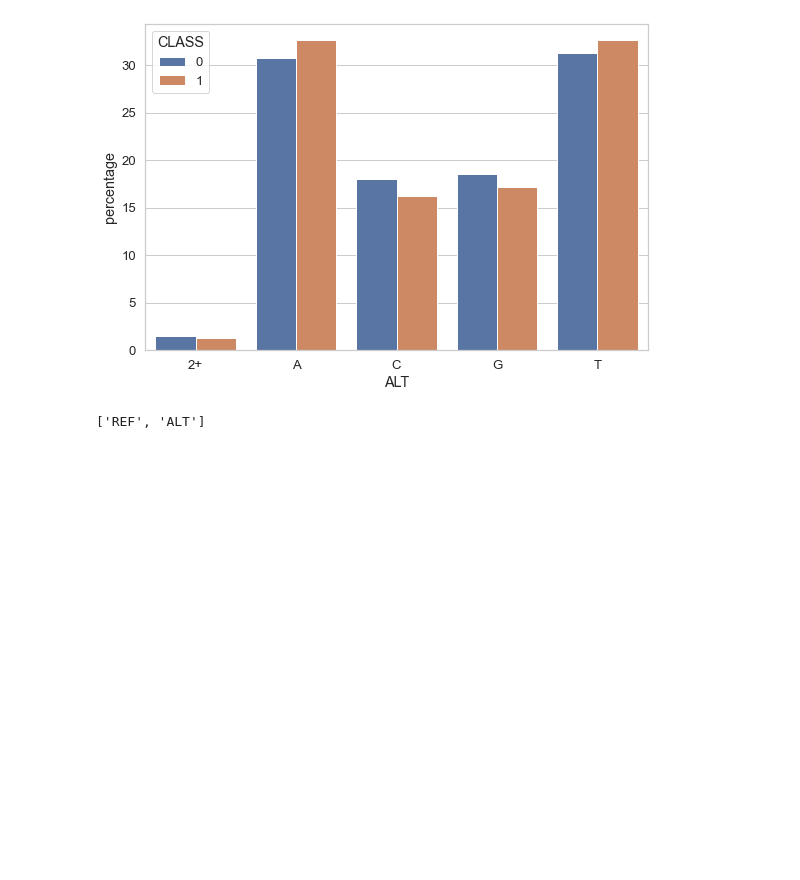
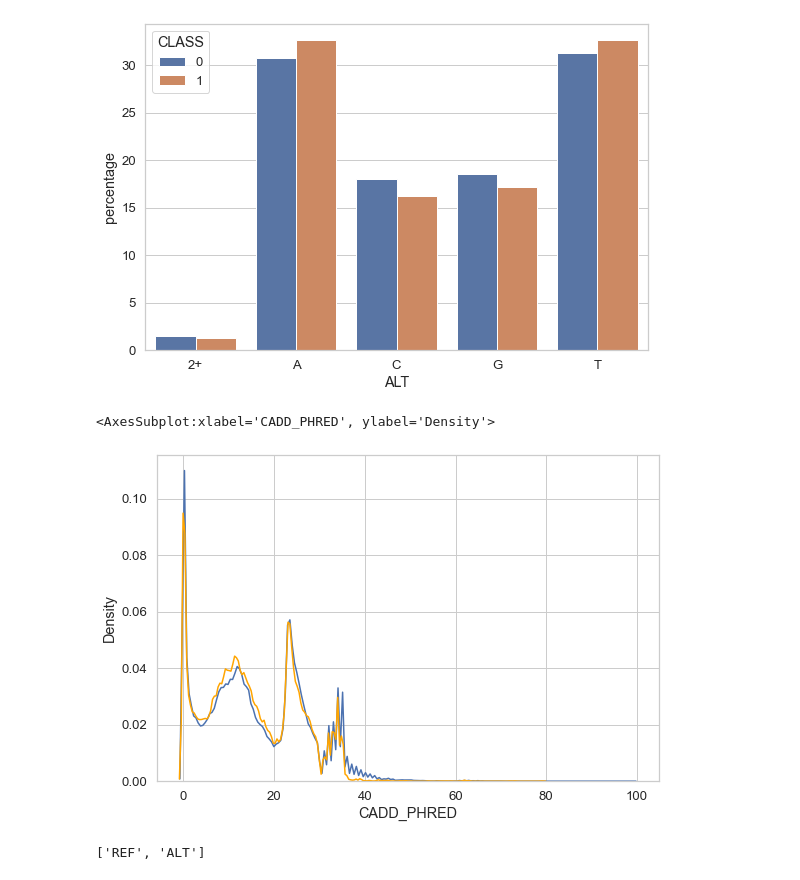
Before and after one commit to nkinnaird/GeneticVariantClassification, a Jupyter notebook: code/initialEDA.ipynb, the cells around one changed output. Drawn from its saved outputs; the diff is of its cells as text; code cells hidden in the pictures; blank space fills up the shorter version.

```diff
--- a/code/initialEDA.ipynb
+++ b/code/initialEDA.ipynb
@@ -135,6 +148,14 @@ for col in reduced_df.columns:
 [figure]
 [figure]
 [figure]
+# %%
+g=sns.kdeplot(data=reduced_df[reduced_df['CLASS'] == 0], x="CADD_PHRED", color='b', bw_adjust=0.2)
+sns.kdeplot(data=reduced_df[reduced_df['CLASS'] == 1], x="CADD_PHRED", color='orange', bw_adjust=0.2)
+
+# g.fig.get_axes()[0].set_yscale('log')
+# %% [output]
+<AxesSubplot:xlabel='CADD_PHRED', ylabel='Density'>
+[figure, added]
 # %%
 # sns.scatterplot(df_train, corner=True, height=1.5, plot_kws={'size': 3}, hue='CLASS');
 # %%
```
Also changed, not shown: parts of 9 cells of this notebook, 1 other file.
